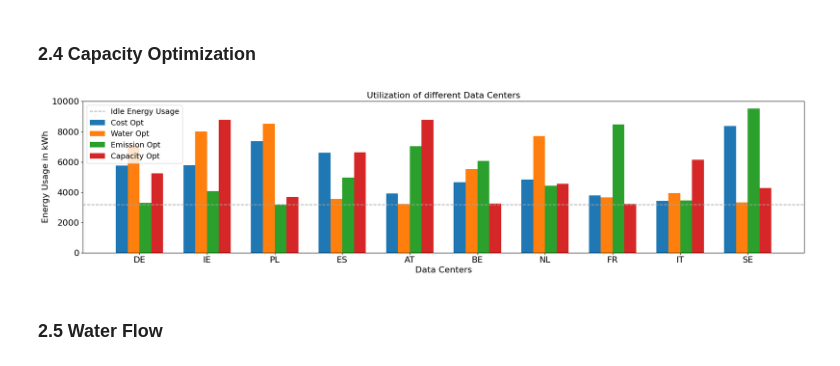
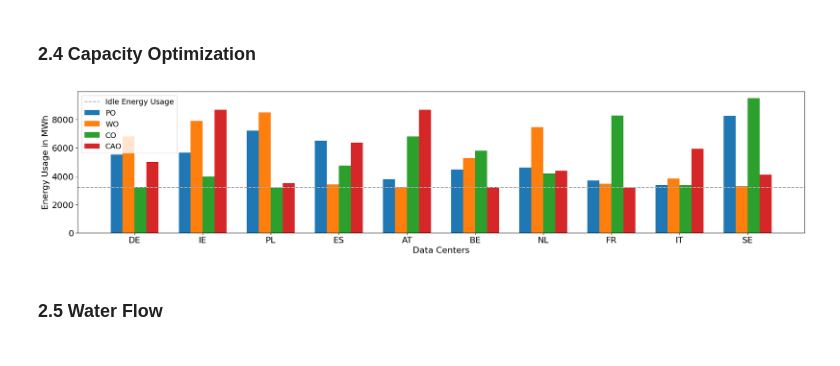
Before and after one commit to jonasschiller/IntensityLib, a Jupyter notebook: usecase_europe.ipynb, the cells around one changed output. Drawn from its saved outputs; the diff is of its cells as text; code cells hidden in the pictures.

```diff
--- a/usecase_europe.ipynb
+++ b/usecase_europe.ipynb
@@ -103,5 +111,5 @@ ES
 # %%
-wkld_csv_file  = "usecase/AI_workload.csv"
+wkld_csv_file  = "Data/AI_workload.csv"
 df             = pd.read_csv(wkld_csv_file,index_col=0,parse_dates=True)
 df_extend = utility.extend_workload(df, timesteps)
 workload_trace = df_extend["Power (Watt)"].to_numpy()
@@ -143,37 +151,36 @@ optimal_cost_4,energy_usage_4=solve.offline_solver_gurobi_capa(price_all_loc,wat
 # %%
 # Print a bar diagram for each entry in energy_usage and energy_usage_flow that compares the energy usage of the two solutions
 labels = country_list
 energy_usage_sum_1 = [np.sum(energy_usage_1[i]) for i in range(10)]
 energy_usage_sum_2 = [np.sum(energy_usage_2[i]) for i in range(10)]
 energy_usage_sum_3 = [np.sum(energy_usage_3[i]) for i in range(10)]
 energy_usage_sum_4 = [np.sum(energy_usage_4[i]) for i in range(10)]
 
 
 x = np.arange(len(labels))  # the label locations
 width = 0.35  # the width of the bars
 
 
-fig, ax = plt.subplots(figsize=(7, 2))
-rects1 = ax.bar(x - 3*width/4, energy_usage_sum_1, width/2, label='Cost Opt')
-rects2 = ax.bar(x - width/4, energy_usage_sum_2, width/2, label='Water Opt')
-rects3 = ax.bar(x + width/4, energy_usage_sum_3, width/2, label='Emission Opt')
-rects4 = ax.bar(x + 3*width/4, energy_usage_sum_4,width/2,label="Capacity Opt")
+fig, ax = plt.subplots(figsize=(20, 4.5))
+rects1 = ax.bar(x - 3*width/4, energy_usage_sum_1, width/2, label='PO')
+rects2 = ax.bar(x - width/4, energy_usage_sum_2, width/2, label='WO')
+rects3 = ax.bar(x + width/4, energy_usage_sum_3, width/2, label='CO')
+rects4 = ax.bar(x + 3*width/4, energy_usage_sum_4,width/2,label="CAO")
 #Plot a line at idle energy usage at 0.33*1.1*8760
 ax.axhline(y=0.33*1.1*8760, color='darkgrey', linestyle='--',label='Idle Energy Usage')
 # Add some text for labels, title and custom x-axis tick labels, etc.
 ax.set_xlabel('Data Centers',size=16)
-ax.set_ylabel('Energy Usage in kWh',size=16)
-ax.set_title('Utilization of different Data Centers',size=16)
+ax.set_ylabel('Energy Usage in MWh',size=16)
 ax.set_xticks(x)
 ax.set_xticklabels(labels,size=16)
 ax.legend(fontsize=14)
 #set font size of y labels
 ax.tick_params(axis='y', labelsize=16)
 fig.tight_layout()
-plt.savefig("energy_usage_comparison.png")
+plt.savefig("../energy_usage_comparison.png",bbox_inches='tight')
 plt.show()
 # %% [output]
-[figure, old version]
+[figure, new version]
 # %% [markdown]
 ### 2.5 Water Flow
 # %%
```
Also changed, not shown: parts of 13 cells of this notebook, 42 other files.
